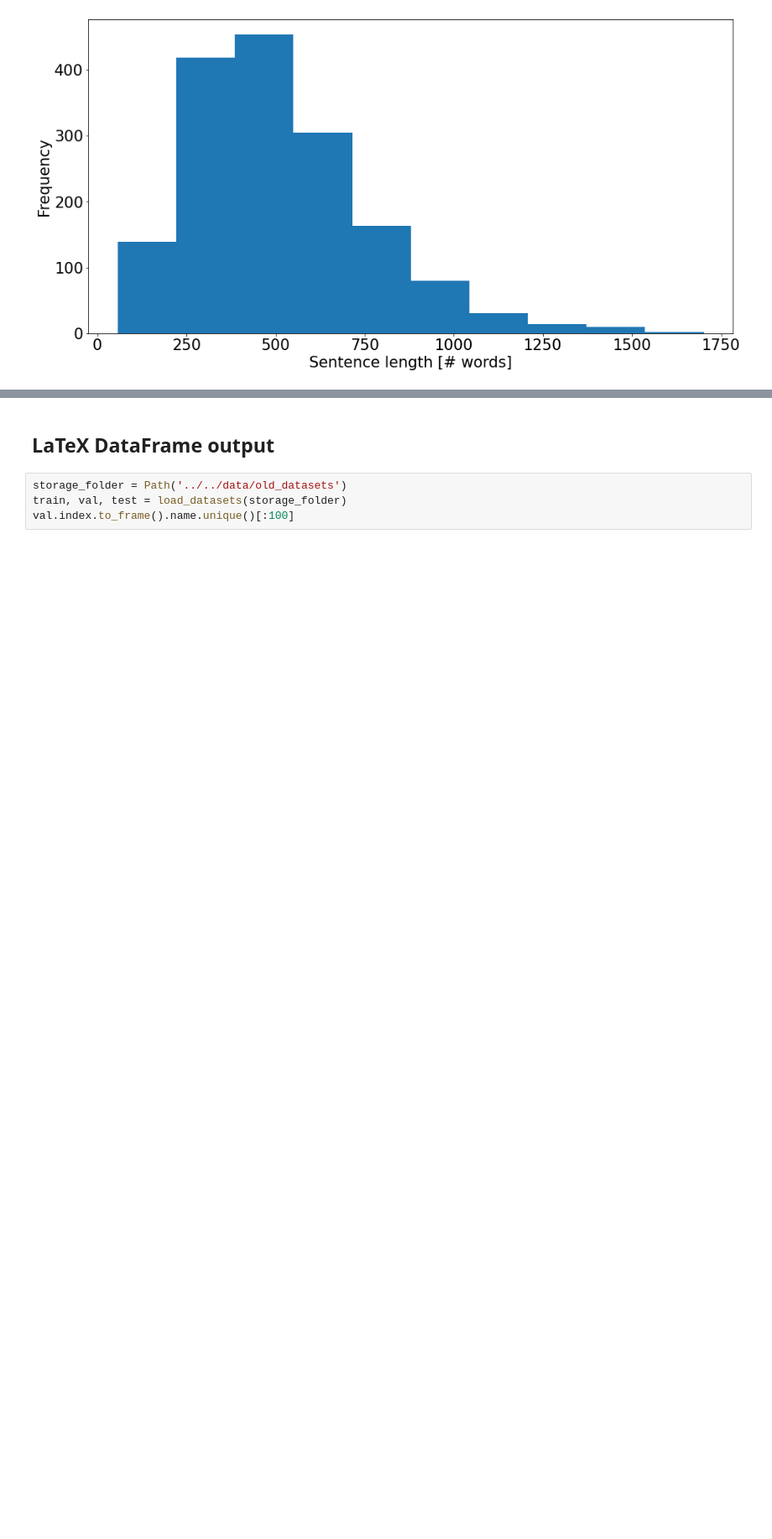
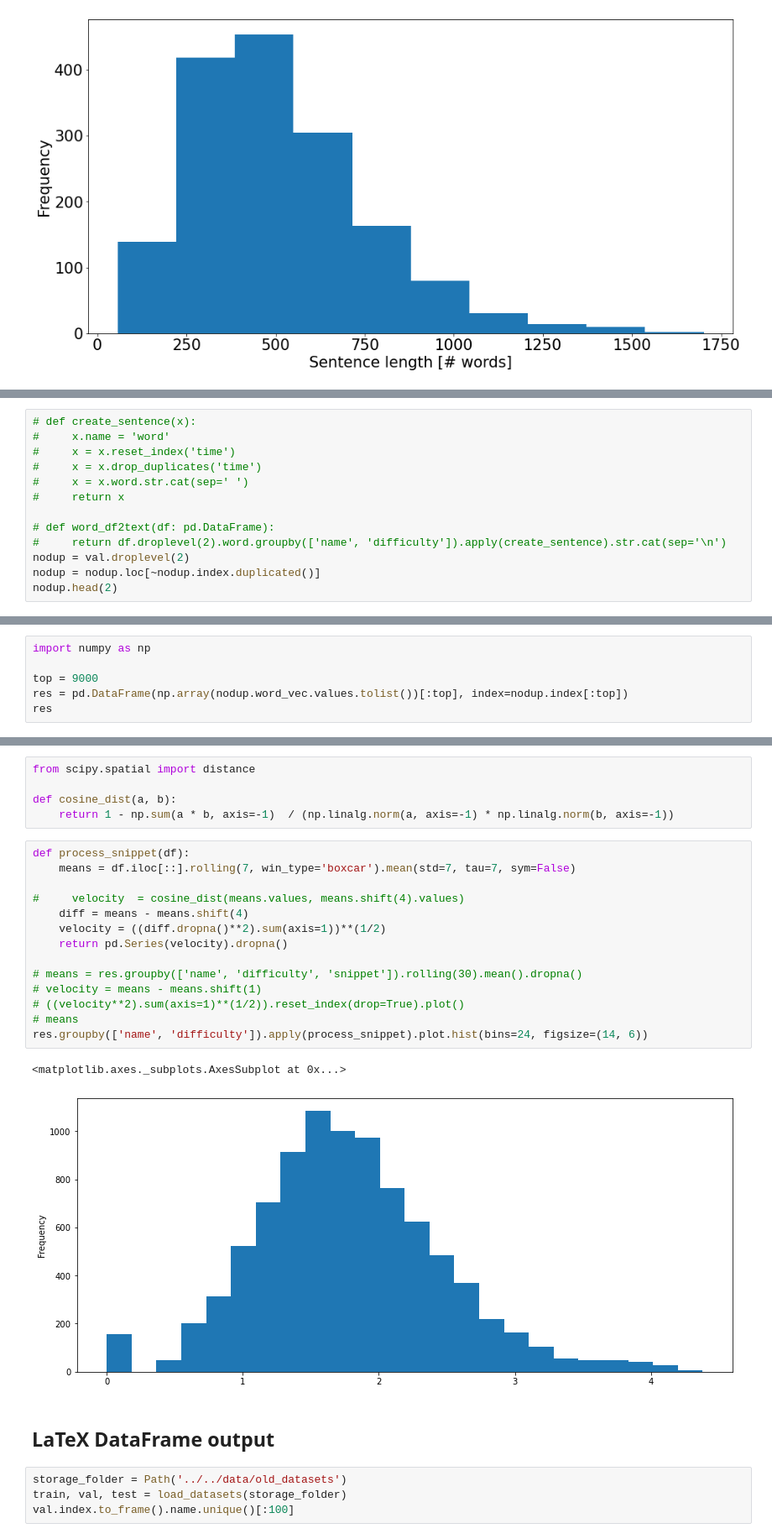
Before and after one commit to ronaldluc/DeepSaber, a Jupyter notebook: src/notebooks/data_exploration.ipynb, the cells around one changed output, grey strips where cells are left out. Shown: that part at 84% size. Cells and saved outputs as stored; diff of their text form; blank space fills up the shorter version.

```diff
--- a/src/notebooks/data_exploration.ipynb
+++ b/src/notebooks/data_exploration.ipynb
@@ -168,0 +167,13 @@ plot_sentence_lengths(train)
+# %%
+# def create_sentence(x):
+#     x.name = 'word'
+#     x = x.reset_index('time')
+#     x = x.drop_duplicates('time')
+#     x = x.word.str.cat(sep=' ')
+#     return x
+
+# def word_df2text(df: pd.DataFrame):
+#     return df.droplevel(2).word.groupby(['name', 'difficulty']).apply(create_sentence).str.cat(sep='\n')
+nodup = val.droplevel(2)
+nodup = nodup.loc[~nodup.index.duplicated()]
+nodup.head(2)
@@ -168,0 +202,6 @@ plot_sentence_lengths(train)
+# %%
+import numpy as np
+
+top = 9000
+res = pd.DataFrame(np.array(nodup.word_vec.values.tolist())[:top], index=nodup.index[:top])
+res
@@ -169,3 +232,25 @@ plot_sentence_lengths(train)
+# %%
+from scipy.spatial import distance
+
+def cosine_dist(a, b):
+    return 1 - np.sum(a * b, axis=-1)  / (np.linalg.norm(a, axis=-1) * np.linalg.norm(b, axis=-1))
+# %%
+def process_snippet(df):
+    means = df.iloc[::].rolling(7, win_type='boxcar').mean(std=7, tau=7, sym=False)
+
+#     velocity  = cosine_dist(means.values, means.shift(4).values)
+    diff = means - means.shift(4)
+    velocity = ((diff.dropna()**2).sum(axis=1))**(1/2)
+    return pd.Series(velocity).dropna()
+
+# means = res.groupby(['name', 'difficulty', 'snippet']).rolling(30).mean().dropna()
+# velocity = means - means.shift(1)
+# ((velocity**2).sum(axis=1)**(1/2)).reset_index(drop=True).plot()
+# means
+res.groupby(['name', 'difficulty']).apply(process_snippet).plot.hist(bins=24, figsize=(14, 6))
+# %% [output]
+<matplotlib.axes._subplots.AxesSubplot at 0x...>
+[figure, added]
 # %% [markdown]
 ## LaTeX DataFrame output
 # %%
```
Also changed, not shown: parts of 12 cells of this notebook, 5 other files.
